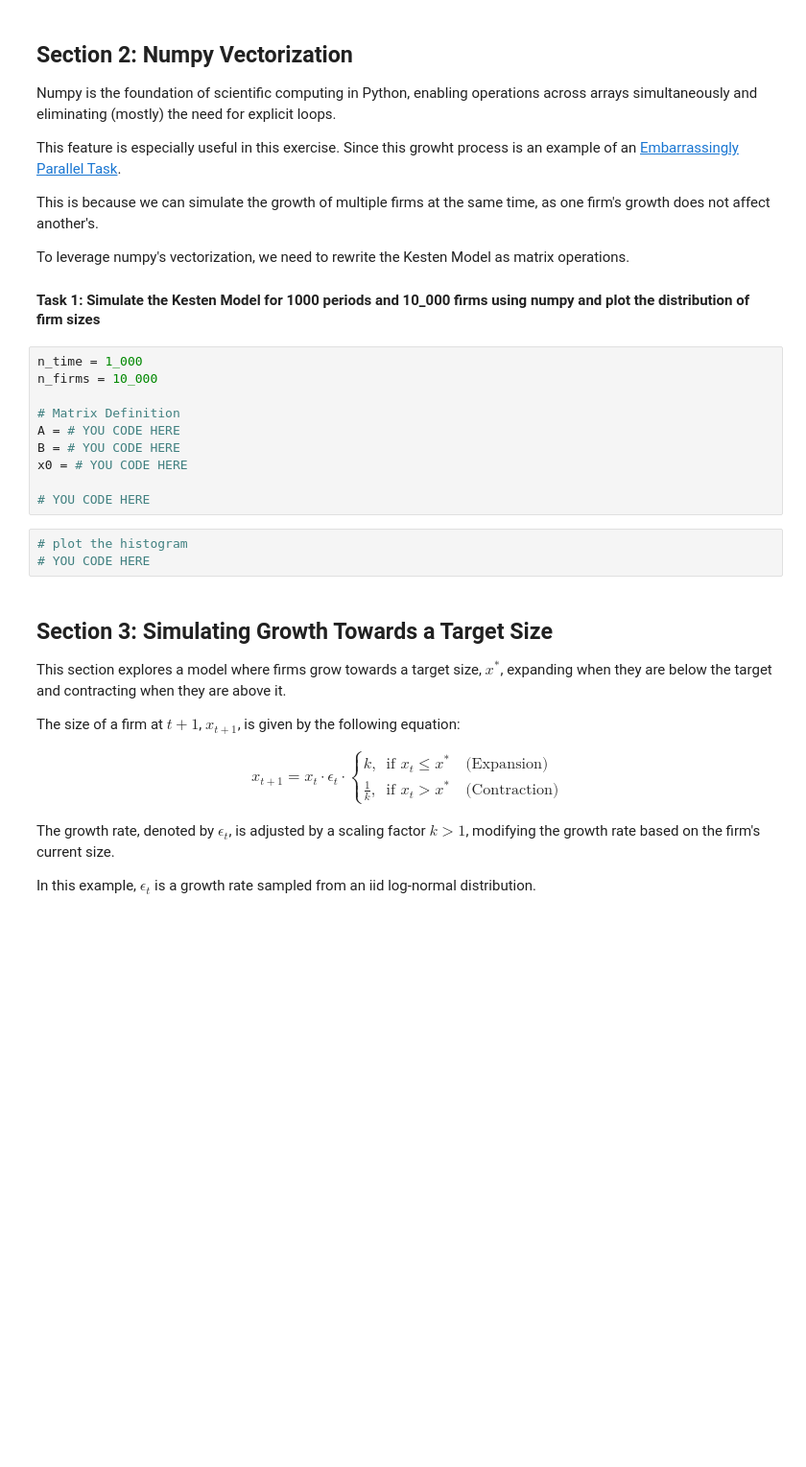
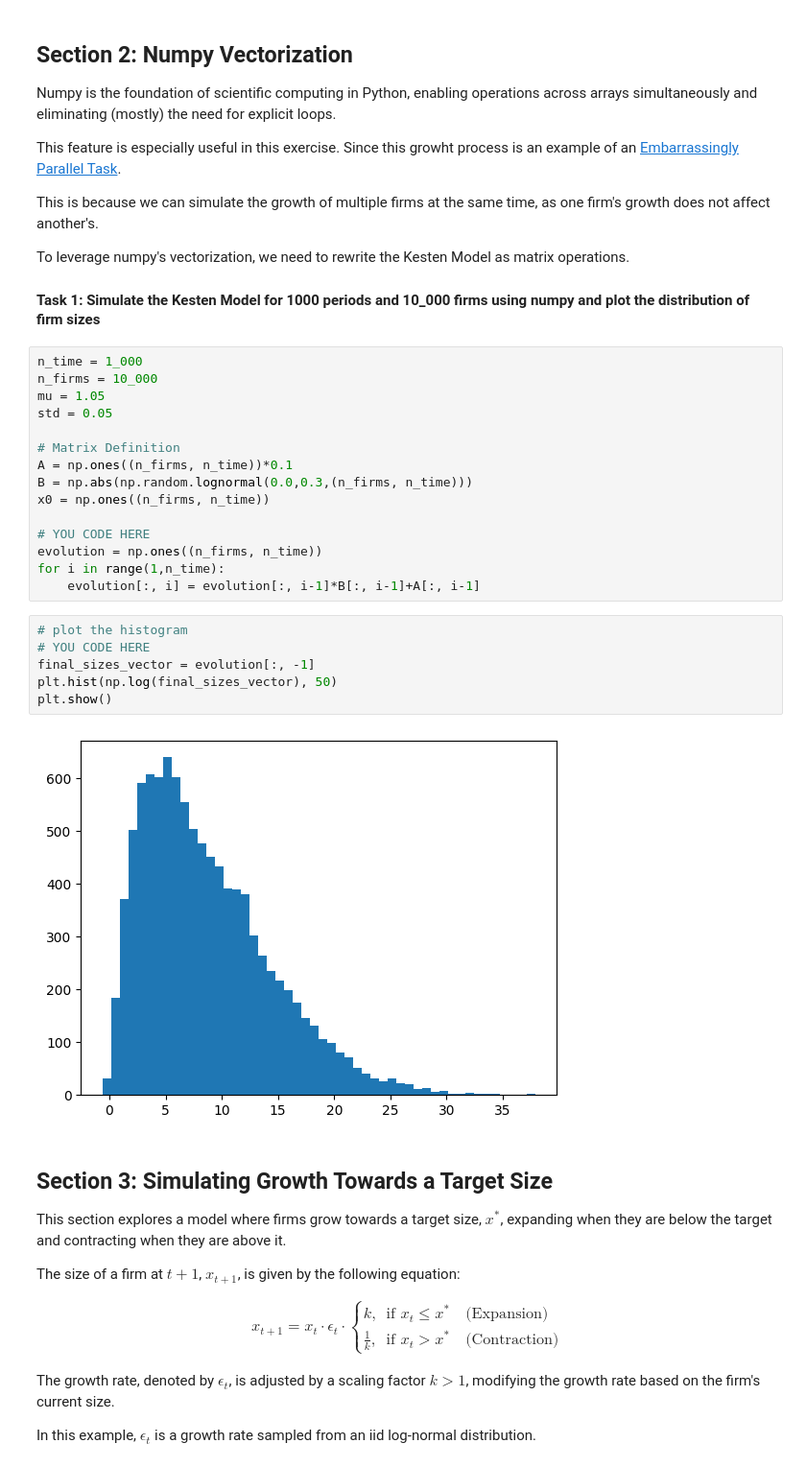
Before and after one commit to alexmakassiouk/eth-agent-based-modeling-of-economic-systems, a Jupyter notebook: repetition/3_firm_growth_dynamics.ipynb, the cells around one changed output. Shown: that part at 96% size. Drawn from its saved outputs; the diff is of its cells as text; blank space fills up the shorter version.

```diff
--- a/repetition/3_firm_growth_dynamics.ipynb
+++ b/repetition/3_firm_growth_dynamics.ipynb
@@ -52,19 +66,29 @@ This is because we can simulate the growth of multiple firms at the same time, a
 To leverage numpy's vectorization, we need to rewrite the Kesten Model as matrix operations.
 
 #### Task 1: Simulate the Kesten Model for 1000 periods and 10_000 firms using numpy and plot the distribution of firm sizes
-# %%
-n_time = 1_000
-n_firms = 10_000
-
-# Matrix Definition
-A = # YOU CODE HERE
-B = # YOU CODE HERE
-x0 = # YOU CODE HERE
-
-# YOU CODE HERE
+# %%
+n_time = 1_000
+n_firms = 10_000
+mu = 1.05
+std = 0.05
+
+# Matrix Definition
+A = np.ones((n_firms, n_time))*0.1
+B = np.abs(np.random.lognormal(0.0,0.3,(n_firms, n_time)))
+x0 = np.ones((n_firms, n_time))
+
+# YOU CODE HERE
+evolution = np.ones((n_firms, n_time))
+for i in range(1,n_time):
+    evolution[:, i] = evolution[:, i-1]*B[:, i-1]+A[:, i-1]
 # %%
 # plot the histogram
 # YOU CODE HERE
+final_sizes_vector = evolution[:, -1]
+plt.hist(np.log(final_sizes_vector), 50)
+plt.show()
+# %% [output]
+[figure, added]
 # %% [markdown]
 ## Section 3: Simulating Growth Towards a Target Size
 
```
Also changed, not shown: parts of 11 cells of this notebook, 1 other file.
